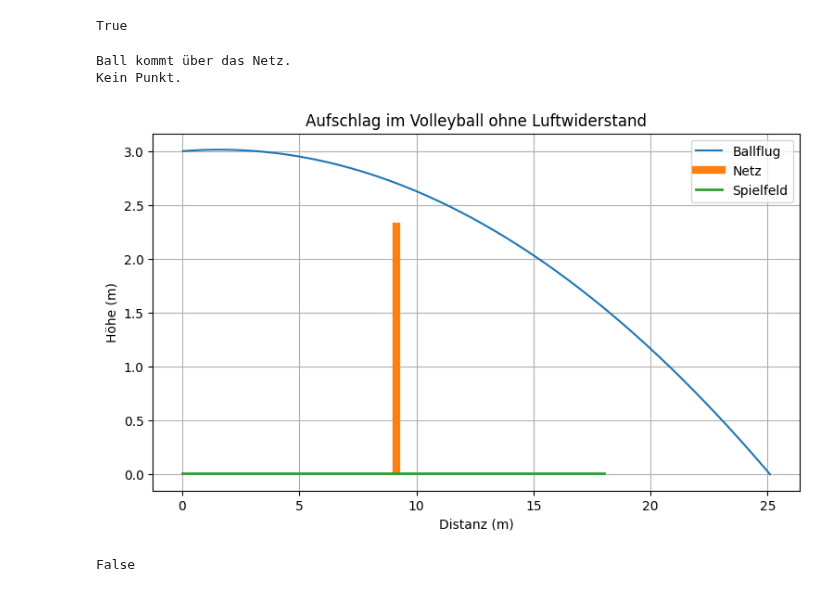
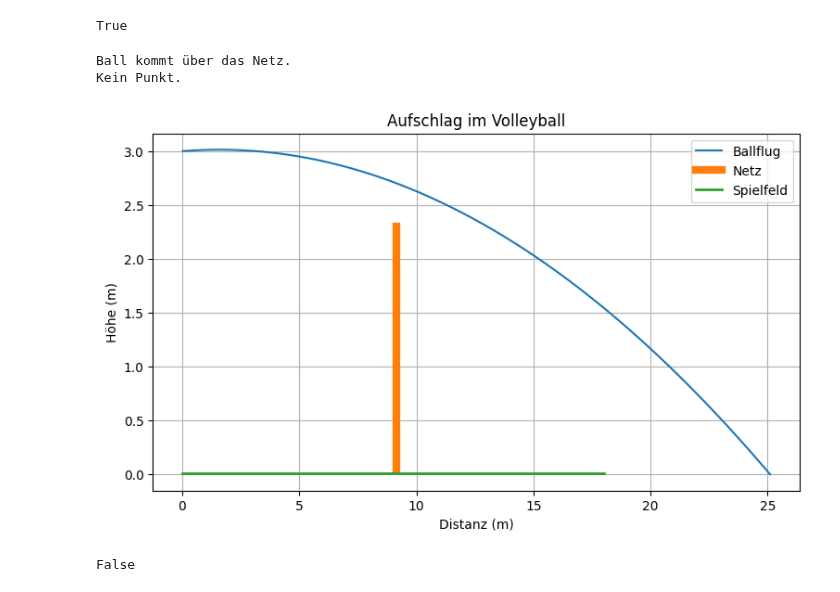
Before and after one commit to Eray-hgs/TG12-3, a Jupyter notebook: Seminarkurs/MagnusEffekt.ipynb, the cells around one changed output. Drawn from its saved outputs; the diff is of its cells as text; code cells hidden in the pictures.

```diff
--- a/Seminarkurs/MagnusEffekt.ipynb
+++ b/Seminarkurs/MagnusEffekt.ipynb
@@ -432,15 +336,6 @@ True
 # %%
 import numpy as np
 import matplotlib.pyplot as plt
-
-# ----------------------------------------------------------------------
-#  werte variabel zum eintellen
-# ---------------------------------------------------------------------
-v0 = 30
-winkel = 1
-spin = -9   # positiver Wert = Backspin, negativer Wert = Topspin
-aufschlagHöhe = 3.0
-dt = 0.001
 
 # -----------------------------
 # Konstanten
@@ -460,6 +355,15 @@ netz_x = 9.15
 netz_h = 2.30
 
 FeldEnde = 18.0
+
+# ----------------------------------------------------------------------
+#  werte variabel zum eintellen
+# ---------------------------------------------------------------------
+v0 = 30
+winkel = 1
+spin = -9   # positiver Wert = Backspin, negativer Wert = Topspin genuzter Wer =-9
+aufschlagHöhe = 3.0
+dt = 0.001
 
 # ----------------------------
 # Simulation
@@ -504,33 +408,33 @@ if ueber_netz:
     print("Ball kommt über das Netz.")
 else:
     print("Ball bleibt im Netz hängen.")
 
 if im_feld and ueber_netz:
     print("Punkt!!!")
 else:
     print("Kein Punkt.")
 
 # -----------------------------
 # Plot
 # -----------------------------
 plt.figure(figsize=(9,5))
 plt.plot(positionen[:,0], positionen[:,1], label="Ballflug")
 
 # Mauer
 plt.plot([netz_x, netz_x], [0.03, netz_h], linewidth=6, label="Netz")
 
 # Feld
 plt.plot([18, 0.0], [0.01, 0.01], linewidth=2, label="Spielfeld")
 
 plt.xlabel("Distanz (m)")
 plt.ylabel("Höhe (m)")
-plt.title("Aufschlag im Volleyball ohne Luftwiderstand")
+plt.title("Aufschlag im Volleyball")
 plt.legend()
 plt.grid()
 plt.show()
 print(im_feld)
 # %% [output]
 Ball kommt über das Netz.
 Kein Punkt.
-[figure, old version]
+[figure, new version]
 False
```
Also changed, not shown: parts of 6 cells of this notebook.
